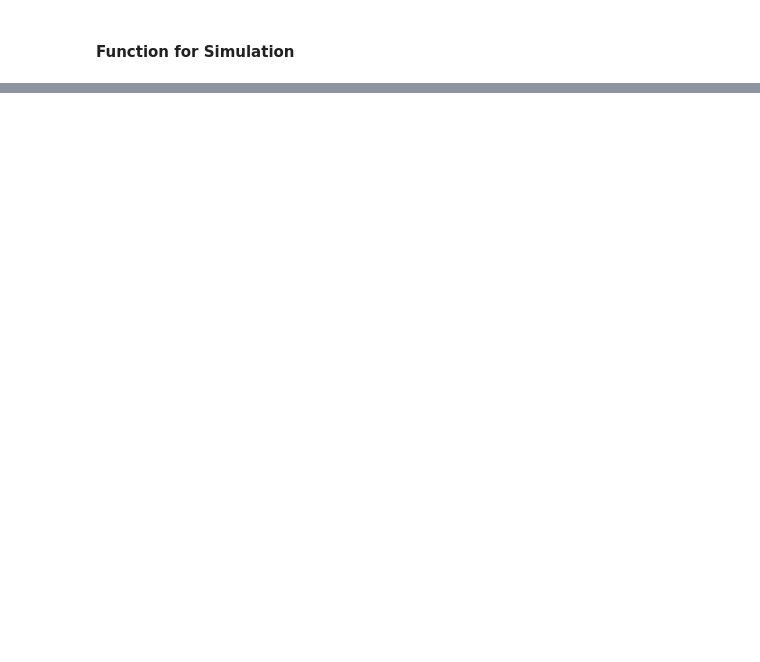
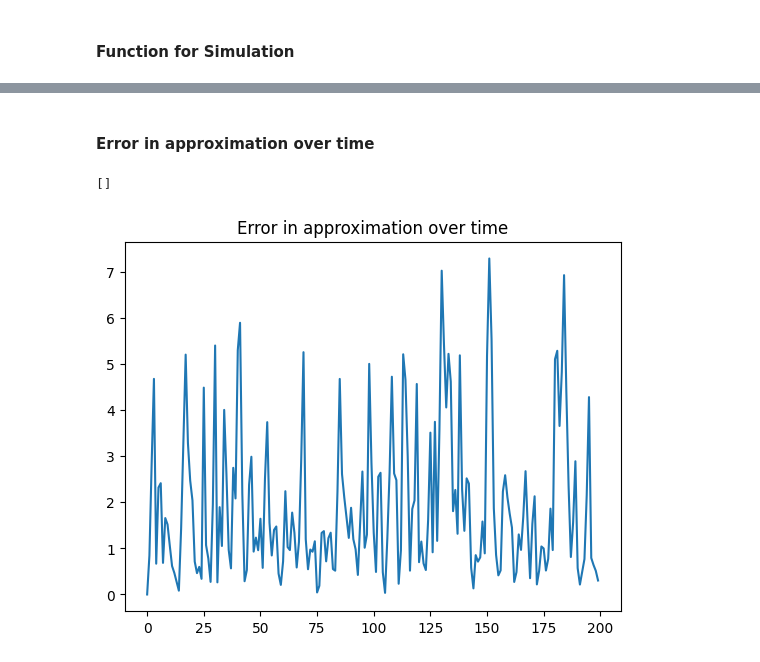
Before and after one commit to djpasseyjr/graphinference, a Jupyter notebook: Notebooks/Jupyter/VARAlternateForms.ipynb, the cells around one changed output, grey strips where cells are left out. Drawn from its saved outputs; the diff is of its cells as text; code cells hidden in the pictures; blank space fills up the shorter version.

```diff
--- a/Notebooks/Jupyter/VARAlternateForms.ipynb
+++ b/Notebooks/Jupyter/VARAlternateForms.ipynb
@@ -157,0 +173,10 @@ plt.plot(Y.T)
+# %% [markdown]
+#### Error in approximation over time
+# %%
+error = np.sum((Yform1 - Yform2)**2, axis=1)
+plt.plot(error)
+plt.title("Error in approximation over time")
+plt.plot()
+# %% [output]
+[]
+[figure, added]
```
Also changed, not shown: parts of 24 cells of this notebook, 3 other files.
